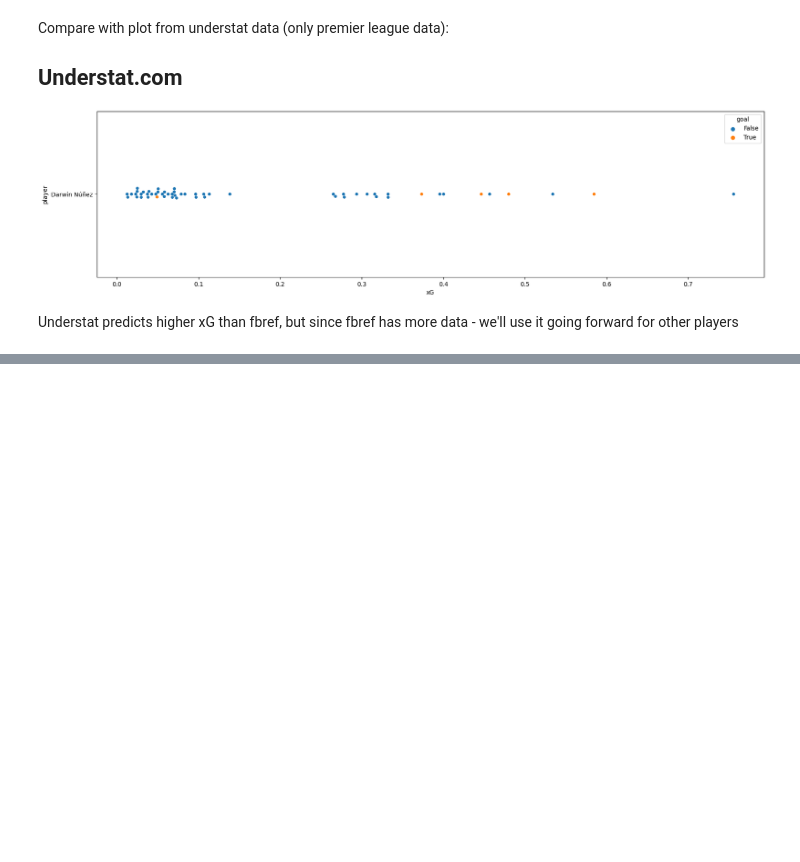
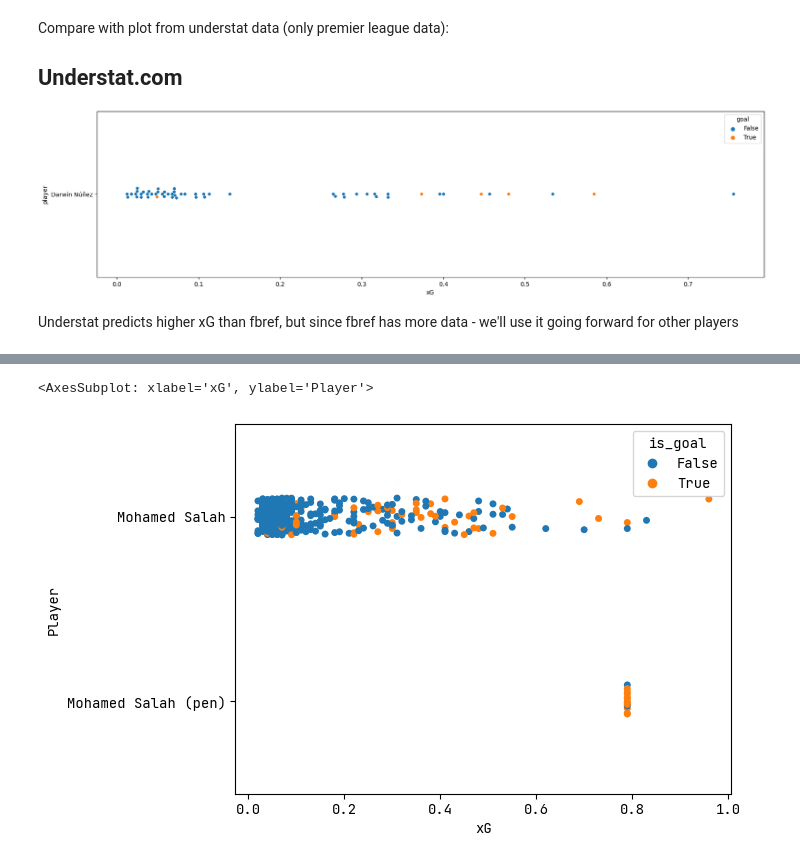
Before and after one commit to ismailmo1/football-data-viz, a Jupyter notebook: nunez-xg-goals/xg-vs-goals.ipynb, the cells around one changed output, grey strips where cells are left out. Cells and saved outputs as stored; diff of their text form; code cells hidden in the pictures; blank space fills up the shorter version.

```diff
--- a/nunez-xg-goals/xg-vs-goals.ipynb
+++ b/nunez-xg-goals/xg-vs-goals.ipynb
@@ -542,0 +582,9 @@ Understat predicts higher xG than fbref, but since fbref has more data - we'll u
+# %%
+salah_match_shots = pd.read_csv("salah_shots_20-23.csv")
+salah_match_shots.dropna(subset='Player', inplace=True)
+salah_shots = salah_match_shots[salah_match_shots['Player'].apply(lambda x:'Salah' in x.split(" "))]
+salah_shots = salah_shots.assign(is_goal = salah_shots['Outcome']=='Goal')
+sns.stripplot(salah_shots,x='xG', y='Player', hue='is_goal')
+# %% [output]
+<AxesSubplot: xlabel='xG', ylabel='Player'>
+[figure, added]
```
Also changed, not shown: parts of 28 cells of this notebook, 1 other file.
